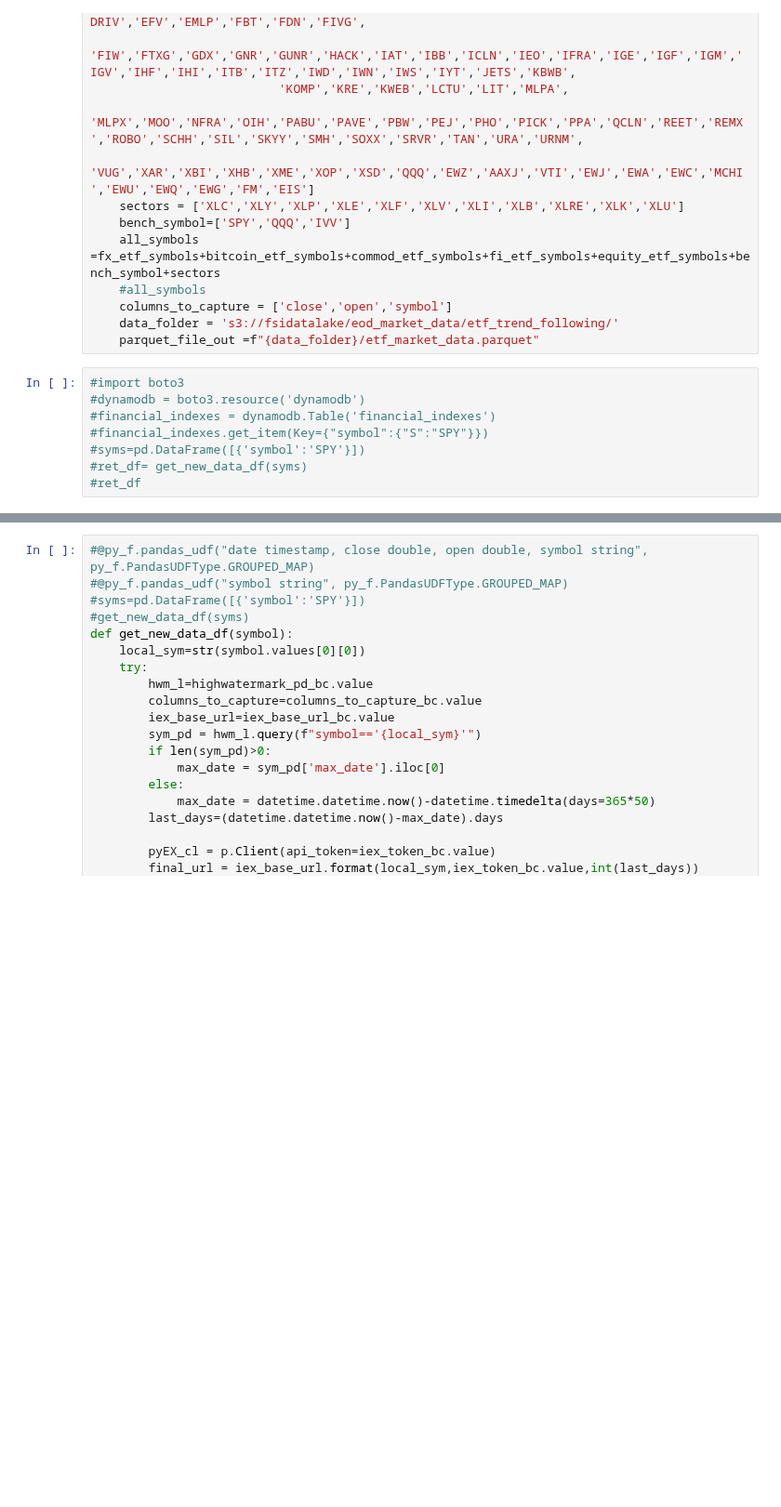
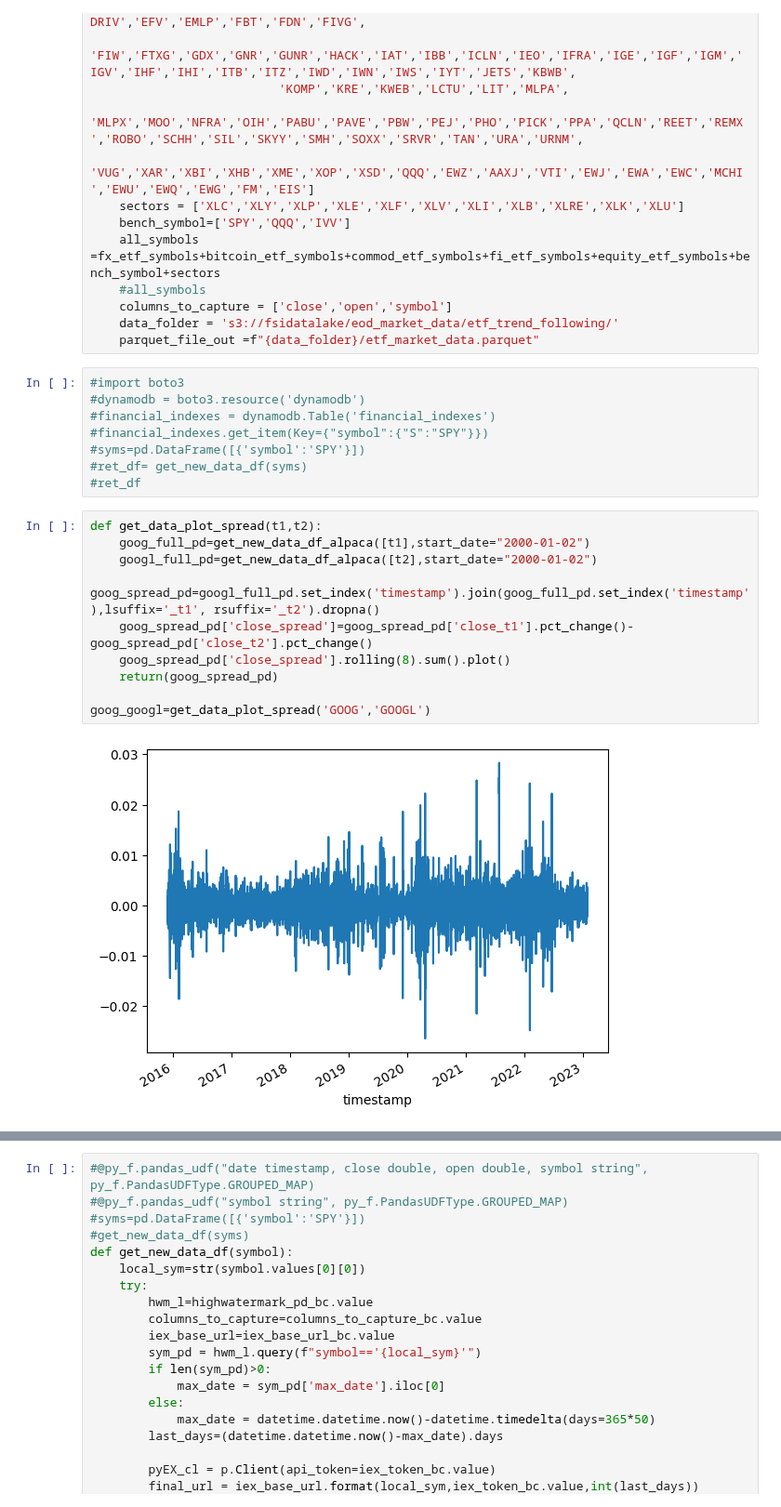
Before and after one commit to aws-samples/quant-research, a Jupyter notebook: src/notebooks/quant_research_examples/intraday_momentum.ipynb, the cells around one changed output, grey strips where cells are left out. Shown at 93% size. Saved outputs shown, nothing was run; the diff lists cells and outputs as text; blank space fills up the shorter version.

```diff
--- a/src/notebooks/quant_research_examples/intraday_momentum.ipynb
+++ b/src/notebooks/quant_research_examples/intraday_momentum.ipynb
@@ -94,3 +115,15 @@ if False:
 #syms=pd.DataFrame([{'symbol':'SPY'}])
 #ret_df= get_new_data_df(syms)
 #ret_df
+# %%
+def get_data_plot_spread(t1,t2):
+    goog_full_pd=get_new_data_df_alpaca([t1],start_date="2000-01-02")
+    googl_full_pd=get_new_data_df_alpaca([t2],start_date="2000-01-02")
+    goog_spread_pd=googl_full_pd.set_index('timestamp').join(goog_full_pd.set_index('timestamp'),lsuffix='_t1', rsuffix='_t2').dropna()
+    goog_spread_pd['close_spread']=goog_spread_pd['close_t1'].pct_change()-goog_spread_pd['close_t2'].pct_change()
+    goog_spread_pd['close_spread'].rolling(8).sum().plot()
+    return(goog_spread_pd)
+
+goog_googl=get_data_plot_spread('GOOG','GOOGL')
+# %% [output]
+[figure, added]
```
Also changed, not shown: parts of 23 cells of this notebook, 3 other files.
